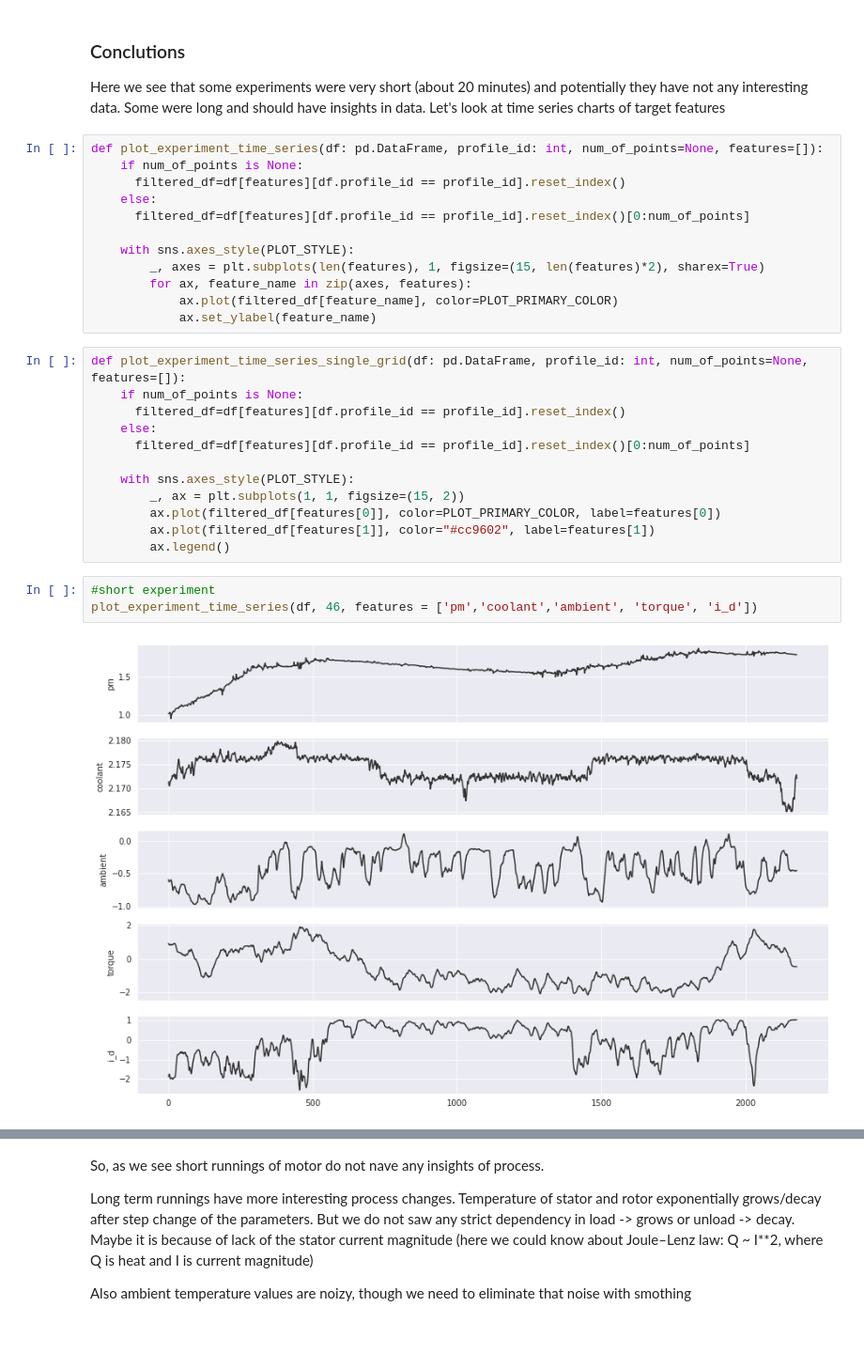
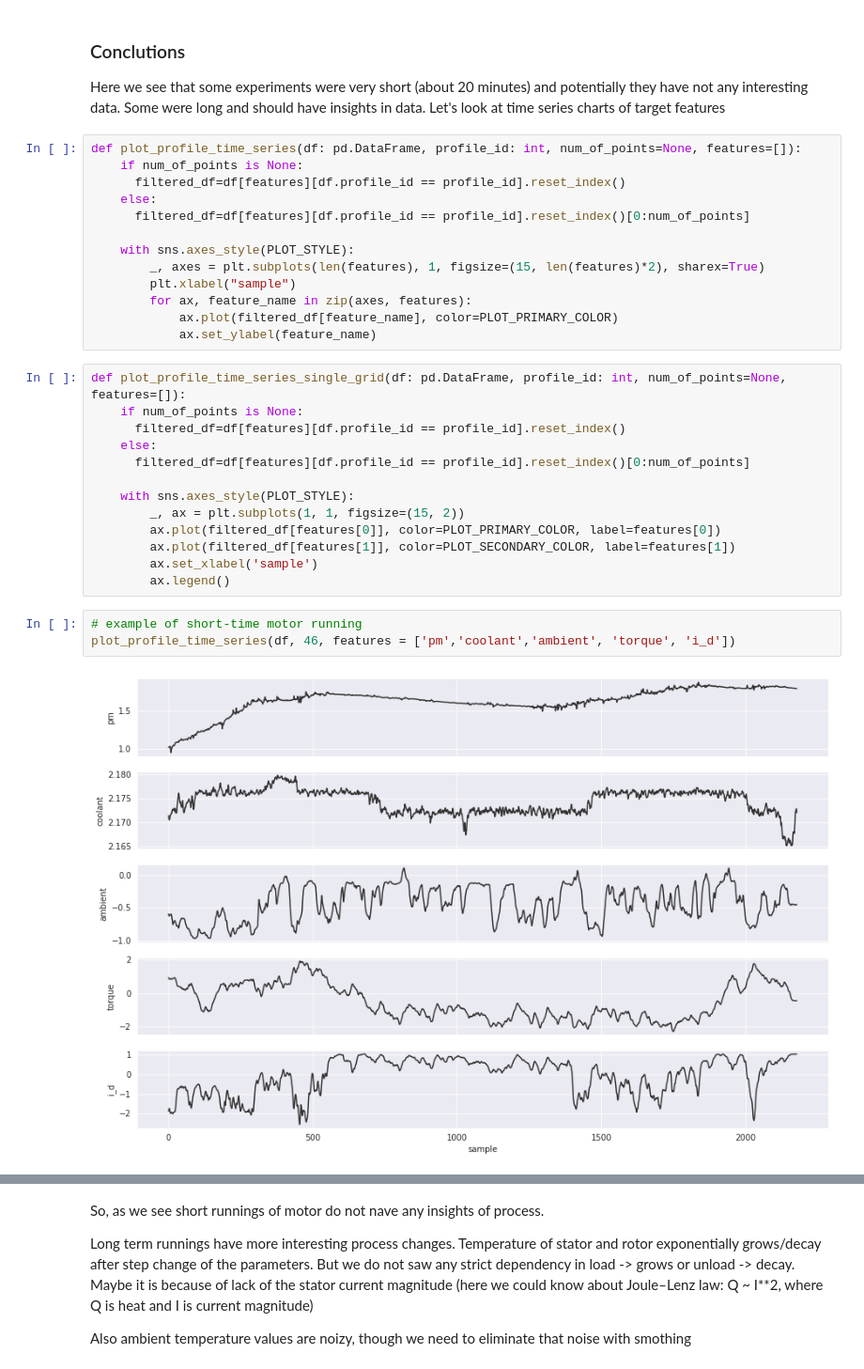
Before and after one commit to dimandms/motor_temperatures, a Jupyter notebook: Motors_Temperature.ipynb, the cells around one changed output, grey strips where cells are left out. Shown at 94% size. Saved outputs shown, nothing was run; the diff lists cells and outputs as text; blank space fills up the shorter version.

```diff
--- a/Motors_Temperature.ipynb
+++ b/Motors_Temperature.ipynb
@@ -130,7 +129,7 @@ plot_profile_durations(df)
 ### Conclutions
 Here we see that some experiments were very short (about 20 minutes) and potentially they have not any interesting data. Some were long and should have insights in data. Let's look at time series charts of target features
 # %%
-def plot_experiment_time_series(df: pd.DataFrame, profile_id: int, num_of_points=None, features=[]):
+def plot_profile_time_series(df: pd.DataFrame, profile_id: int, num_of_points=None, features=[]):
     if num_of_points is None:
       filtered_df=df[features][df.profile_id == profile_id].reset_index()
     else:
@@ -138,11 +137,12 @@ def plot_experiment_time_series(df: pd.DataFrame, profile_id: int, num_of_points
 
     with sns.axes_style(PLOT_STYLE):
         _, axes = plt.subplots(len(features), 1, figsize=(15, len(features)*2), sharex=True)
+        plt.xlabel("sample")
         for ax, feature_name in zip(axes, features):
             ax.plot(filtered_df[feature_name], color=PLOT_PRIMARY_COLOR)
             ax.set_ylabel(feature_name)
 # %%
-def plot_experiment_time_series_single_grid(df: pd.DataFrame, profile_id: int, num_of_points=None, features=[]):
+def plot_profile_time_series_single_grid(df: pd.DataFrame, profile_id: int, num_of_points=None, features=[]):
     if num_of_points is None:
       filtered_df=df[features][df.profile_id == profile_id].reset_index()
     else:
@@ -151,11 +151,12 @@ def plot_experiment_time_series_single_grid(df: pd.DataFrame, profile_id: int, n
     with sns.axes_style(PLOT_STYLE):
         _, ax = plt.subplots(1, 1, figsize=(15, 2))
         ax.plot(filtered_df[features[0]], color=PLOT_PRIMARY_COLOR, label=features[0])
-        ax.plot(filtered_df[features[1]], color="#cc9602", label=features[1])
+        ax.plot(filtered_df[features[1]], color=PLOT_SECONDARY_COLOR, label=features[1])
+        ax.set_xlabel('sample')
         ax.legend()
 # %%
-#short experiment
-plot_experiment_time_series(df, 46, features = ['pm','coolant','ambient', 'torque', 'i_d'])
+# example of short-time motor running
+plot_profile_time_series(df, 46, features = ['pm','coolant','ambient', 'torque', 'i_d'])
 # %% [output]
-[figure, old version]
+[figure, new version]
 # %%
```
Also changed, not shown: parts of 36 cells of this notebook.
